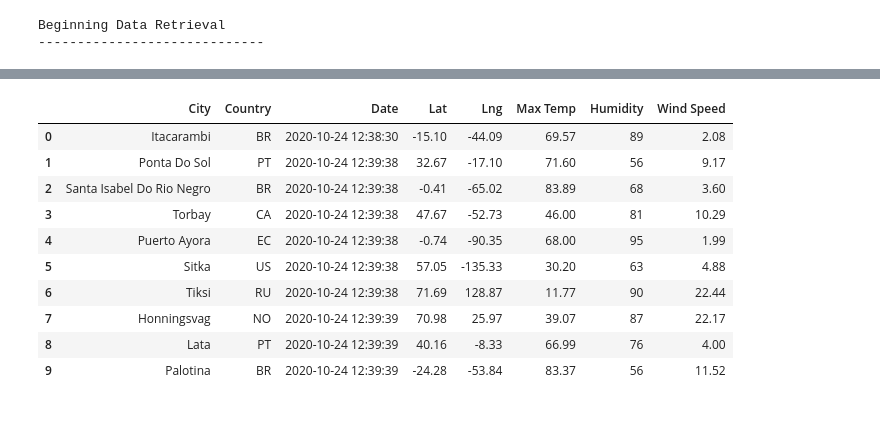
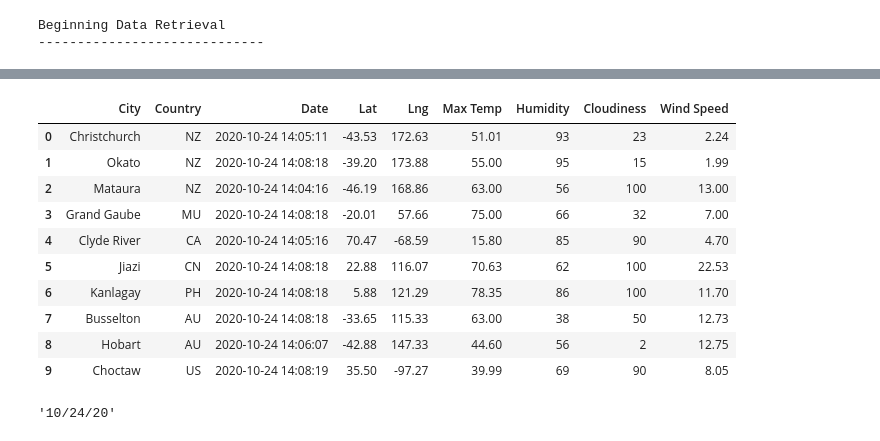
Before and after one commit to sandywhitley/World_Weather_Analysis, a Jupyter notebook: WeatherPy.ipynb, the cells around one changed output, grey strips where cells are left out. Saved outputs shown, nothing was run; the diff lists cells and outputs as text; code cells hidden in the pictures.

```diff
--- a/WeatherPy.ipynb
+++ b/WeatherPy.ipynb
@@ -163,23 +163,23 @@ city_data_df.head(10)
 # %%
 # Reorder the columns in the order you want them to appear.
-new_column_order = ["City", "Country", "Date", "Lat", "Lng", "Max Temp", "Humidity", "Wind Speed"]
+new_column_order = ["City", "Country", "Date", "Lat", "Lng", "Max Temp", "Humidity", "Cloudiness", "Wind Speed"]
 
 # Assign city_data_df the new column order.
 city_data_df = city_data_df[new_column_order]
 
 city_data_df.head(10)
 # %% [output]
-|  | City | Country | Date | Lat | Lng | Max Temp | Humidity | Wind Speed |
-| 0 | Itacarambi | BR | 2020-10-24 12:38:30 | -15.10 | -44.09 | 69.57 | 89 | 2.08 |
-| 1 | Ponta Do Sol | PT | 2020-10-24 12:39:38 | 32.67 | -17.10 | 71.60 | 56 | 9.17 |
-| 2 | Santa Isabel Do Rio Negro | BR | 2020-10-24 12:39:38 | -0.41 | -65.02 | 83.89 | 68 | 3.60 |
-| 3 | Torbay | CA | 2020-10-24 12:39:38 | 47.67 | -52.73 | 46.00 | 81 | 10.29 |
-| 4 | Puerto Ayora | EC | 2020-10-24 12:39:38 | -0.74 | -90.35 | 68.00 | 95 | 1.99 |
-| 5 | Sitka | US | 2020-10-24 12:39:38 | 57.05 | -135.33 | 30.20 | 63 | 4.88 |
-| 6 | Tiksi | RU | 2020-10-24 12:39:38 | 71.69 | 128.87 | 11.77 | 90 | 22.44 |
-| 7 | Honningsvag | NO | 2020-10-24 12:39:39 | 70.98 | 25.97 | 39.07 | 87 | 22.17 |
-| 8 | Lata | PT | 2020-10-24 12:39:39 | 40.16 | -8.33 | 66.99 | 76 | 4.00 |
-| 9 | Palotina | BR | 2020-10-24 12:39:39 | -24.28 | -53.84 | 83.37 | 56 | 11.52 |
+|  | City | Country | Date | Lat | Lng | Max Temp | Humidity | Cloudiness | Wind Speed |
+| 0 | Christchurch | NZ | 2020-10-24 14:05:11 | -43.53 | 172.63 | 51.01 | 93 | 23 | 2.24 |
+| 1 | Okato | NZ | 2020-10-24 14:08:18 | -39.20 | 173.88 | 55.00 | 95 | 15 | 1.99 |
+| 2 | Mataura | NZ | 2020-10-24 14:04:16 | -46.19 | 168.86 | 63.00 | 56 | 100 | 13.00 |
+| 3 | Grand Gaube | MU | 2020-10-24 14:08:18 | -20.01 | 57.66 | 75.00 | 66 | 32 | 7.00 |
+| 4 | Clyde River | CA | 2020-10-24 14:05:16 | 70.47 | -68.59 | 15.80 | 85 | 90 | 4.70 |
+| 5 | Jiazi | CN | 2020-10-24 14:08:18 | 22.88 | 116.07 | 70.63 | 62 | 100 | 22.53 |
+| 6 | Kanlagay | PH | 2020-10-24 14:08:18 | 5.88 | 121.29 | 78.35 | 86 | 100 | 11.70 |
+| 7 | Busselton | AU | 2020-10-24 14:08:18 | -33.65 | 115.33 | 63.00 | 38 | 50 | 12.73 |
+| 8 | Hobart | AU | 2020-10-24 14:06:07 | -42.88 | 147.33 | 44.60 | 56 | 2 | 12.75 |
+| 9 | Choctaw | US | 2020-10-24 14:08:19 | 35.50 | -97.27 | 39.99 | 69 | 90 | 8.05 |
 # %%
 # Create the output file (CSV).
 output_data_file = "weather_data/cities.csv"
@@ -188,0 +196,11 @@ city_data_df.to_csv(output_data_file, index_label="City_ID")
+# %%
+# Import the time module.
+import time
+
+# Get today's date in seconds
+# time.time() output = time in sec since 1/1/1970 as floating point decimal)
+# strftime("%x") converts the output to a date
+today = time.strftime("%x")
+today
+# %% [output]
+'10/24/20'
```
Also changed, not shown: parts of 10 cells of this notebook.
